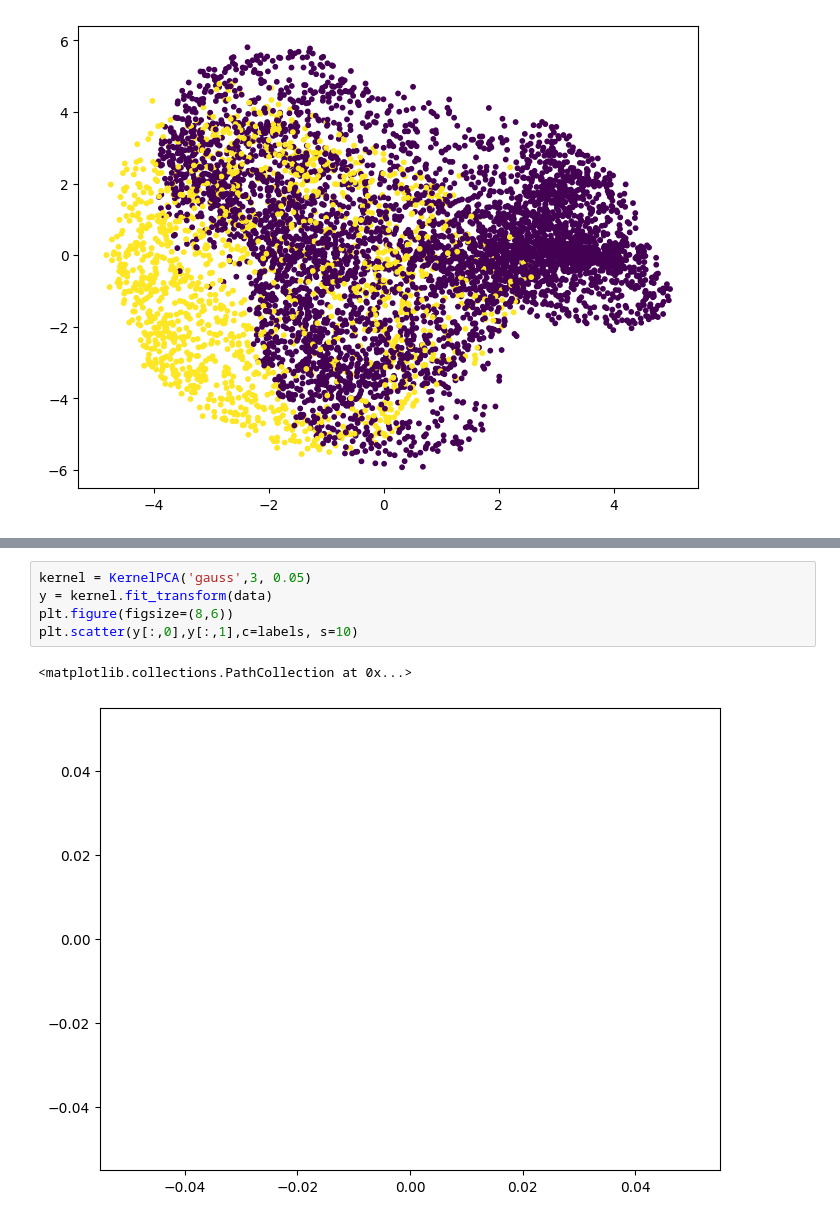
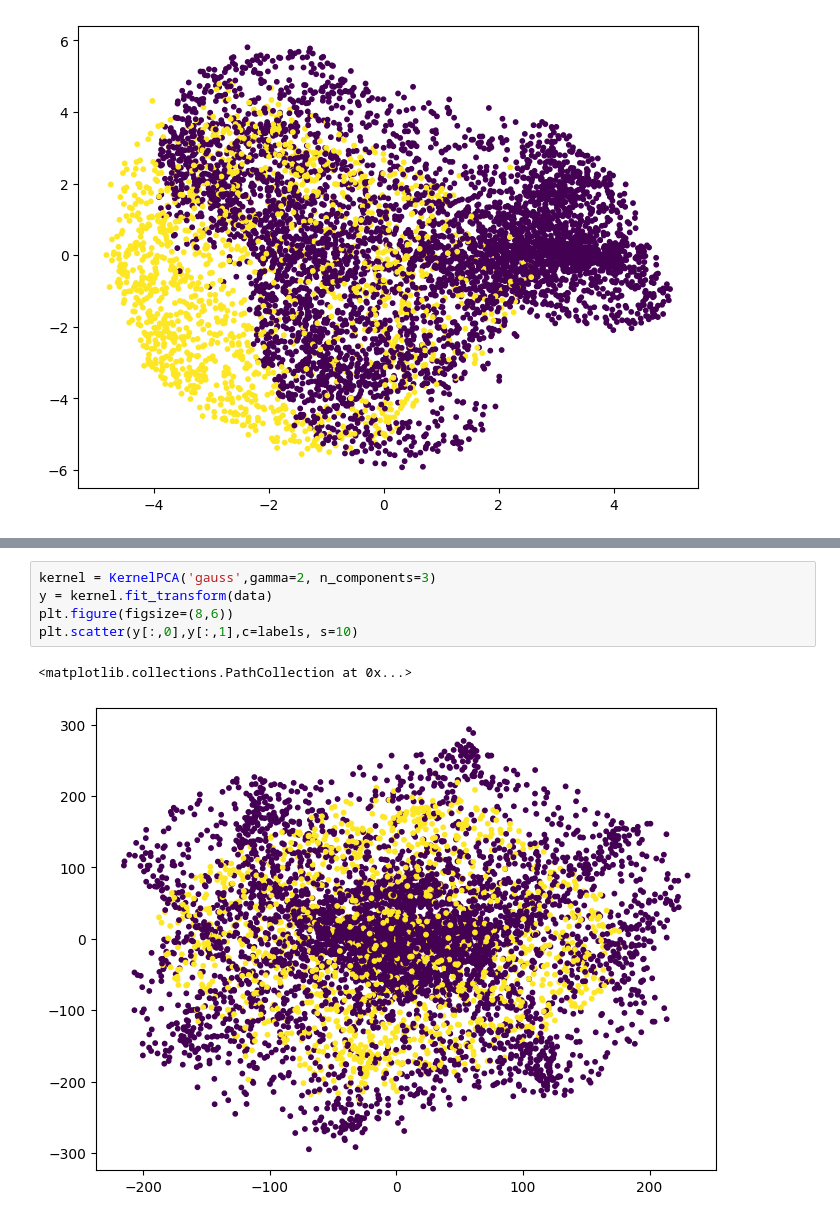
Before and after one commit to alequerenghi/unsupervised_learning, a Jupyter notebook: ex4.ipynb, the cells around one changed output, grey strips where cells are left out. Cells and saved outputs as stored; diff of their text form.

```diff
--- a/ex4.ipynb
+++ b/ex4.ipynb
@@ -45,8 +61,8 @@ plt.scatter(y[:,0],y[:,1],c=labels, s=10)
 # %%
-kernel = KernelPCA('gauss',3, 0.05)
+kernel = KernelPCA('gauss',gamma=2, n_components=3)
 y = kernel.fit_transform(data)
 plt.figure(figsize=(8,6))
 plt.scatter(y[:,0],y[:,1],c=labels, s=10)
 # %% [output]
 <matplotlib.collections.PathCollection at 0x...>
-[figure, old version]
+[figure, new version]
```
Also changed, not shown: parts of 8 cells of this notebook.
